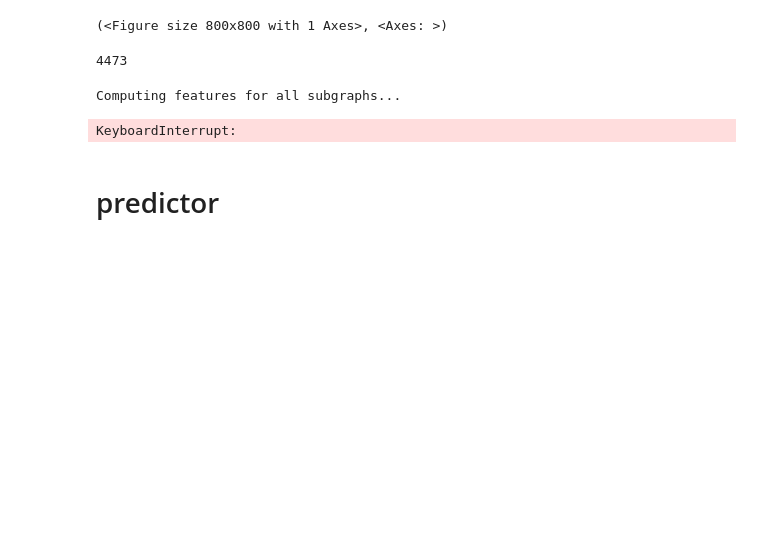
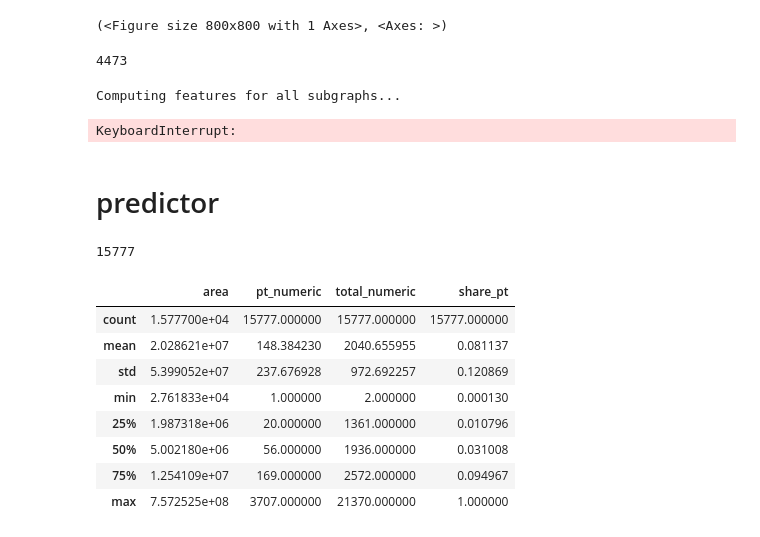
Before and after one commit to moryacho/corr_transport_street_pattern, a Jupyter notebook: predictor.ipynb, the cells around one changed output. Drawn from its saved outputs; the diff is of its cells as text; code cells hidden in the pictures; blank space fills up the shorter version.

```diff
--- a/predictor.ipynb
+++ b/predictor.ipynb
@@ -539,3 +582,21 @@ gdf_with_predictions = add_predictions_to_gdf(
 print(gdf_with_predictions['prediction'].value_counts().sort_index())
 # %% [markdown]
 # predictor
+# %%
+gdf = gpd.GeoDataFrame(pd.read_pickle("gdf_pred_15k.pkl"), geometry="geometry")
+# %%
+len(gdf)
+# %% [output]
+15777
+# %%
+gdf.describe()
+# %% [output]
+|  | area | pt_numeric | total_numeric | share_pt |
+| count | 1.577700e+04 | 15777.000000 | 15777.000000 | 15777.000000 |
+| mean | 2.028621e+07 | 148.384230 | 2040.655955 | 0.081137 |
+| std | 5.399052e+07 | 237.676928 | 972.692257 | 0.120869 |
+| min | 2.761833e+04 | 1.000000 | 2.000000 | 0.000130 |
+| 25% | 1.987318e+06 | 20.000000 | 1361.000000 | 0.010796 |
+| 50% | 5.002180e+06 | 56.000000 | 1936.000000 | 0.031008 |
+| 75% | 1.254109e+07 | 169.000000 | 2572.000000 | 0.094967 |
+| max | 7.572525e+08 | 3707.000000 | 21370.000000 | 1.000000 |
```
Also changed, not shown: parts of 20 cells of this notebook.
